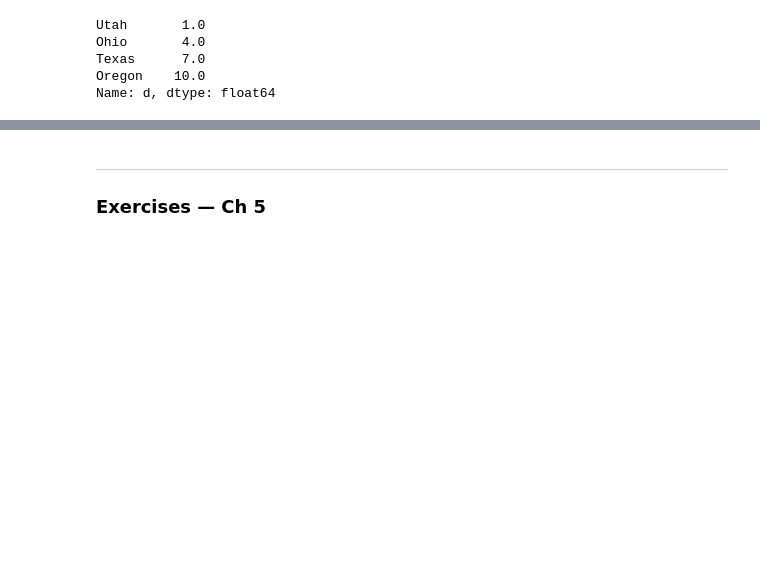
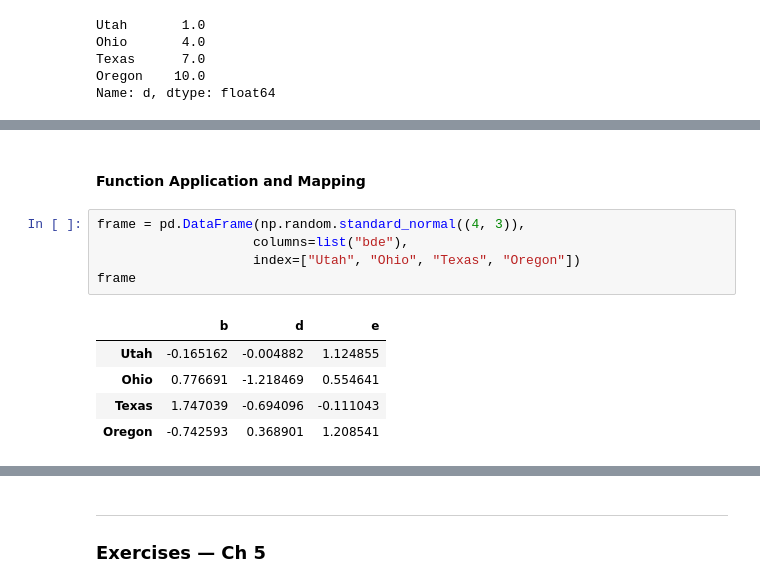
Before and after one commit to yjkong04/neonatal-ml-learning, a Jupyter notebook: notebooks/phase1-foundations/week01-pandas-fundamentals.ipynb, the cells around one changed output, grey strips where cells are left out. Saved outputs shown, nothing was run; the diff lists cells and outputs as text; blank space fills up the shorter version.

```diff
--- a/notebooks/phase1-foundations/week01-pandas-fundamentals.ipynb
+++ b/notebooks/phase1-foundations/week01-pandas-fundamentals.ipynb
@@ -904,0 +915,13 @@ Name: d, dtype: float64
+# %% [markdown]
+#### Function Application and Mapping
+# %%
+frame = pd.DataFrame(np.random.standard_normal((4, 3)),
+                    columns=list("bde"),
+                    index=["Utah", "Ohio", "Texas", "Oregon"])
+frame
+# %% [output]
+|  | b | d | e |
+| Utah | -0.165162 | -0.004882 | 1.124855 |
+| Ohio | 0.776691 | -1.218469 | 0.554641 |
+| Texas | 1.747039 | -0.694096 | -0.111043 |
+| Oregon | -0.742593 | 0.368901 | 1.208541 |
```
Also changed, not shown: parts of 38 cells of this notebook.
